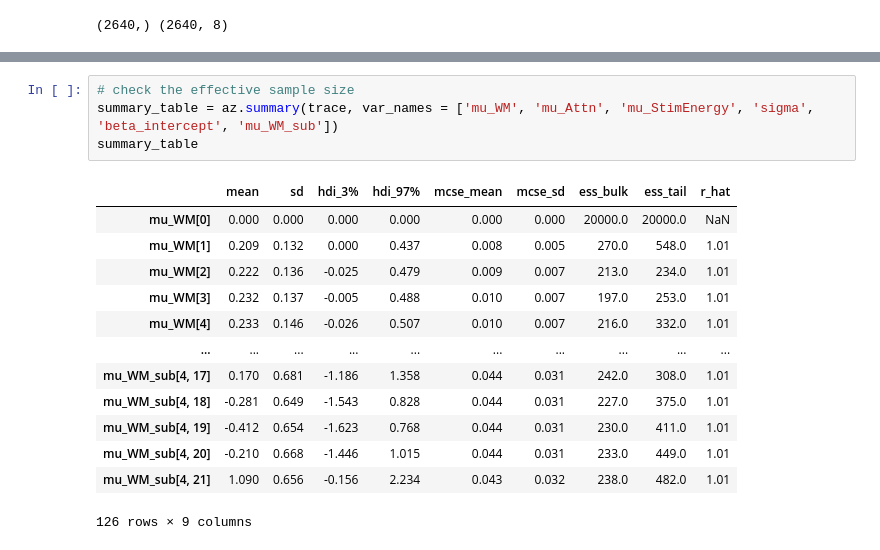
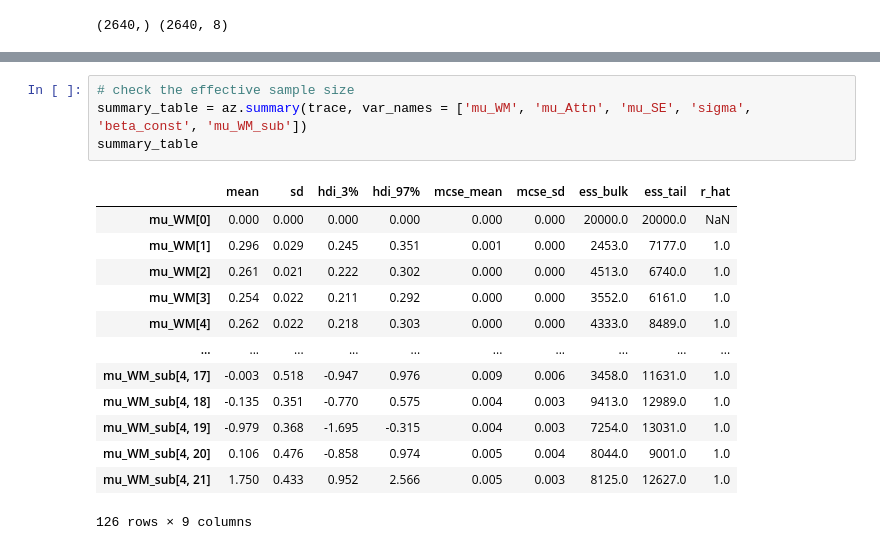
Before and after one commit to henrymj/banyan, a Jupyter notebook: analyses/4_bayesian_fits_hierarchical.ipynb, the cells around one changed output, grey strips where cells are left out. Cells and saved outputs as stored; diff of their text form.

```diff
--- a/analyses/4_bayesian_fits_hierarchical.ipynb
+++ b/analyses/4_bayesian_fits_hierarchical.ipynb
@@ -282,20 +277,20 @@ The effective sample size per chain is smaller than 100 for some parameters.  A
 # %%
 # check the effective sample size
-summary_table = az.summary(trace, var_names = ['mu_WM', 'mu_Attn', 'mu_StimEnergy', 'sigma', 'beta_intercept', 'mu_WM_sub'])
+summary_table = az.summary(trace, var_names = ['mu_WM', 'mu_Attn', 'mu_SE', 'sigma', 'beta_const', 'mu_WM_sub'])
 summary_table
 # %% [output]
 |  | mean | sd | hdi_3% | hdi_97% | mcse_mean | mcse_sd | ess_bulk | ess_tail | r_hat |
 | mu_WM[0] | 0.000 | 0.000 | 0.000 | 0.000 | 0.000 | 0.000 | 20000.0 | 20000.0 | NaN |
-| mu_WM[1] | 0.209 | 0.132 | 0.000 | 0.437 | 0.008 | 0.005 | 270.0 | 548.0 | 1.01 |
-| mu_WM[2] | 0.222 | 0.136 | -0.025 | 0.479 | 0.009 | 0.007 | 213.0 | 234.0 | 1.01 |
-| mu_WM[3] | 0.232 | 0.137 | -0.005 | 0.488 | 0.010 | 0.007 | 197.0 | 253.0 | 1.01 |
-| mu_WM[4] | 0.233 | 0.146 | -0.026 | 0.507 | 0.010 | 0.007 | 216.0 | 332.0 | 1.01 |
+| mu_WM[1] | 0.296 | 0.029 | 0.245 | 0.351 | 0.001 | 0.000 | 2453.0 | 7177.0 | 1.0 |
+| mu_WM[2] | 0.261 | 0.021 | 0.222 | 0.302 | 0.000 | 0.000 | 4513.0 | 6740.0 | 1.0 |
+| mu_WM[3] | 0.254 | 0.022 | 0.211 | 0.292 | 0.000 | 0.000 | 3552.0 | 6161.0 | 1.0 |
+| mu_WM[4] | 0.262 | 0.022 | 0.218 | 0.303 | 0.000 | 0.000 | 4333.0 | 8489.0 | 1.0 |
 | ... | ... | ... | ... | ... | ... | ... | ... | ... | ... |
-| mu_WM_sub[4, 17] | 0.170 | 0.681 | -1.186 | 1.358 | 0.044 | 0.031 | 242.0 | 308.0 | 1.01 |
-| mu_WM_sub[4, 18] | -0.281 | 0.649 | -1.543 | 0.828 | 0.044 | 0.031 | 227.0 | 375.0 | 1.01 |
-| mu_WM_sub[4, 19] | -0.412 | 0.654 | -1.623 | 0.768 | 0.044 | 0.031 | 230.0 | 411.0 | 1.01 |
-| mu_WM_sub[4, 20] | -0.210 | 0.668 | -1.446 | 1.015 | 0.044 | 0.031 | 233.0 | 449.0 | 1.01 |
-| mu_WM_sub[4, 21] | 1.090 | 0.656 | -0.156 | 2.234 | 0.043 | 0.032 | 238.0 | 482.0 | 1.01 |
+| mu_WM_sub[4, 17] | -0.003 | 0.518 | -0.947 | 0.976 | 0.009 | 0.006 | 3458.0 | 11631.0 | 1.0 |
+| mu_WM_sub[4, 18] | -0.135 | 0.351 | -0.770 | 0.575 | 0.004 | 0.003 | 9413.0 | 12989.0 | 1.0 |
+| mu_WM_sub[4, 19] | -0.979 | 0.368 | -1.695 | -0.315 | 0.004 | 0.003 | 7254.0 | 13031.0 | 1.0 |
+| mu_WM_sub[4, 20] | 0.106 | 0.476 | -0.858 | 0.974 | 0.005 | 0.004 | 8044.0 | 9001.0 | 1.0 |
+| mu_WM_sub[4, 21] | 1.750 | 0.433 | 0.952 | 2.566 | 0.005 | 0.003 | 8125.0 | 12627.0 | 1.0 |
 126 rows × 9 columns
 # %%
 simple_table = []
```
Also changed, not shown: parts of 5 cells of this notebook.
